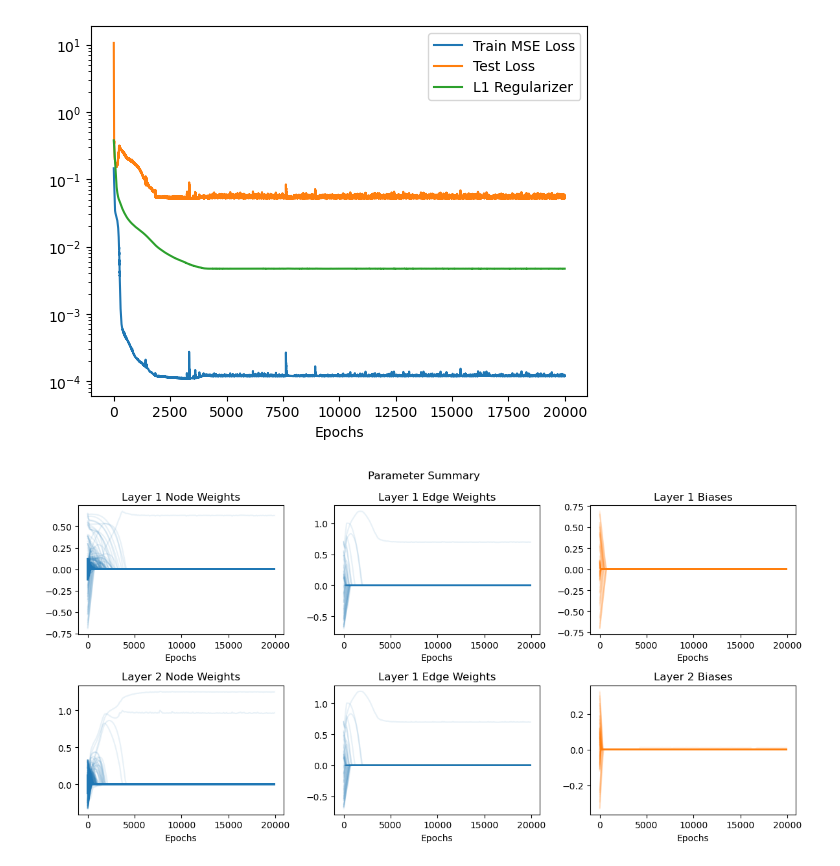
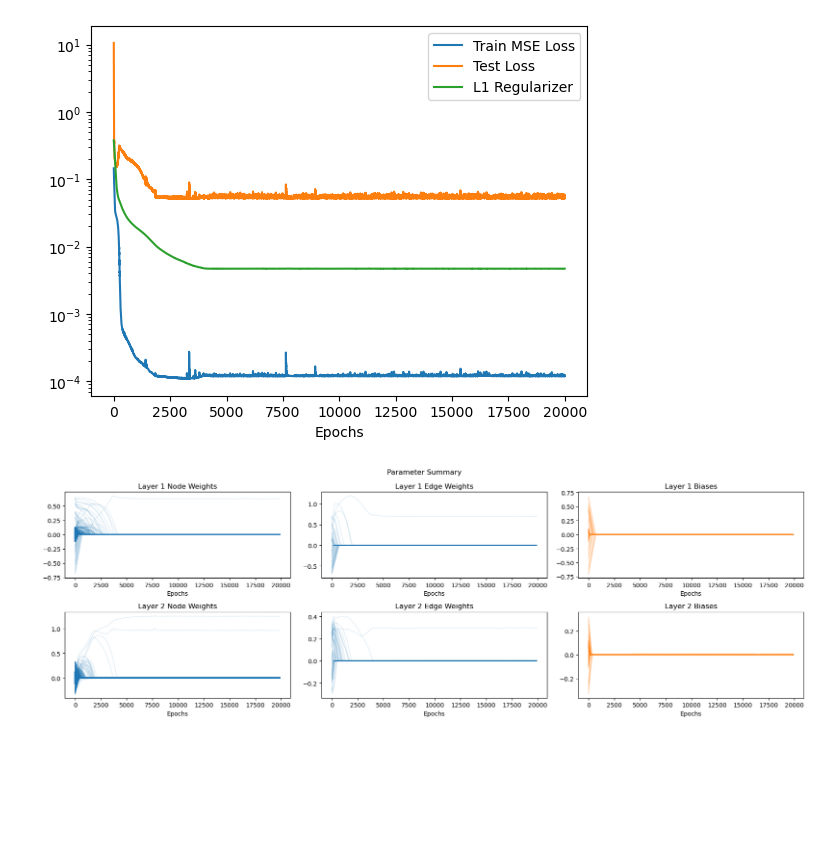
Before and after one commit to pnnl/MINAR, a Jupyter notebook: plots.ipynb, the cells around one changed output. Drawn from its saved outputs; the diff is of its cells as text; code cells hidden in the pictures; blank space fills up the shorter version.

```diff
--- a/plots.ipynb
+++ b/plots.ipynb
@@ -11,16 +11,16 @@ eta = 0.0003
 epochs = 20000
 
 model = MinAggGNN(1, 8, K, 1, edge_dim = 1)
-model.load_state_dict(torch.load('model_progress/model_final.pt'))
+model.load_state_dict(torch.load('model_progress/bellman-ford/model_final.pt'))
 model.eval()
 model.to(device)
 # %% [output]
 MinAggGNN(1, 1, num_layers=2)
 # %%
-model_checkpoints = torch.load('model_progress/model_checkpoints.pt')
-mse_losses = torch.load('model_progress/mse_losses.pt')
-l1_regs = torch.load('model_progress/l1_regs.pt')
-test_losses = torch.load('model_progress/test_losses.pt')
+model_checkpoints = torch.load('model_progress/bellman-ford/model_checkpoints.pt')
+mse_losses = torch.load('model_progress/bellman-ford/mse_losses.pt')
+l1_regs = torch.load('model_progress/bellman-ford/l1_regs.pt')
+test_losses = torch.load('model_progress/bellman-ford/test_losses.pt')
 # %%
 from matplotlib import pyplot as plt
 
@@ -66,36 +66,36 @@ for i, checkpoint in enumerate(model_checkpoints):
     edge_weights_1[i] = checkpoint['convs.1.agg_mlp.lins.0.weight'][:,-1].flatten()
     biases_0[i] = torch.cat((checkpoint['convs.0.agg_mlp.lins.0.bias'].flatten(),
                               checkpoint['convs.0.agg_mlp.lins.1.bias'].flatten()))
     biases_1[i] = torch.cat((checkpoint['convs.1.agg_mlp.lins.0.bias'].flatten(),
                               checkpoint['convs.1.agg_mlp.lins.1.bias'].flatten()))
 
-fig, ax = plt.subplots(2,3, figsize = (12,6))
+fig, ax = plt.subplots(2,3, figsize = (18,6))
 
 n_ticks = 5
 ax[0,0].set_title('Layer 1 Node Weights')
 ax[0,0].plot(node_weights_0.detach(), c = 'tab:blue', alpha = 0.1)
 
 ax[0,1].set_title('Layer 1 Edge Weights')
 ax[0,1].plot(edge_weights_0.detach(), c = 'tab:blue', alpha = 0.1)
 
 ax[0,2].set_title('Layer 1 Biases')
 ax[0,2].plot(biases_0.detach(), c = 'tab:orange', alpha = 0.1)
 
 ax[1,0].set_title('Layer 2 Node Weights')
 ax[1,0].plot(node_weights_1.detach(), c = 'tab:blue', alpha = 0.1)
 
-ax[1,1].set_title('Layer 1 Edge Weights')
-ax[1,1].plot(edge_weights_0.detach(), c = 'tab:blue', alpha = 0.1)
+ax[1,1].set_title('Layer 2 Edge Weights')
+ax[1,1].plot(edge_weights_1.detach(), c = 'tab:blue', alpha = 0.1)
 
 ax[1,2].set_title('Layer 2 Biases')
 ax[1,2].plot(biases_1.detach(), c = 'tab:orange', alpha = 0.1)
 
 for axes in ax.flatten():
-    axes.set_xticks([0, 50, 100, 150, 200])
-    axes.set_xticklabels([0, 5000, 10000, 15000, 20000])
+    axes.set_xticks(range(0, 201, 25))
+    axes.set_xticklabels(range(0, 20001, 2500))
     axes.set_xlabel('Epochs')
 
 fig.suptitle('Parameter Summary')
 fig.tight_layout()
 # %% [output]
-[figure, old version]
+[figure, new version]
```
Also changed, not shown: parts of 1 cell of this notebook, 4 other files.
